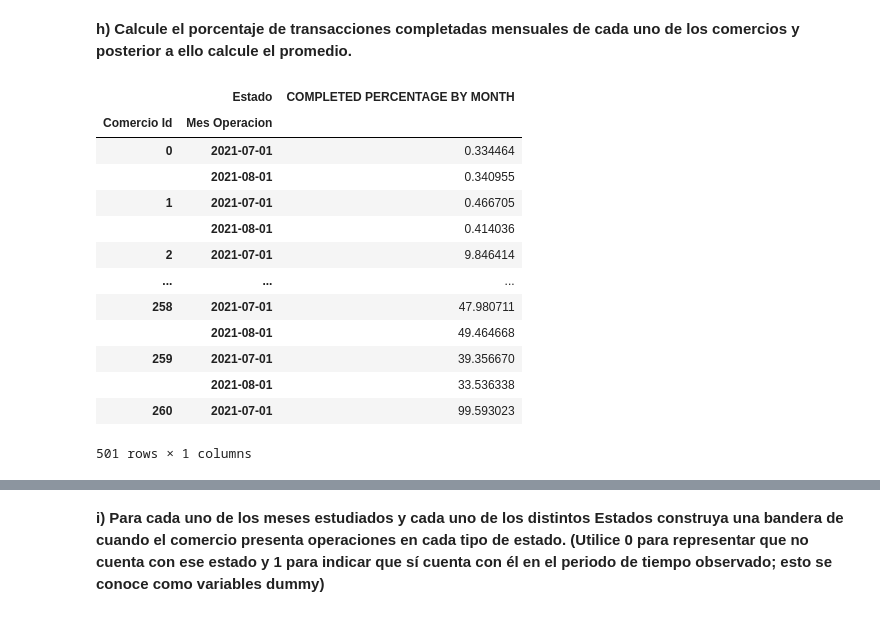
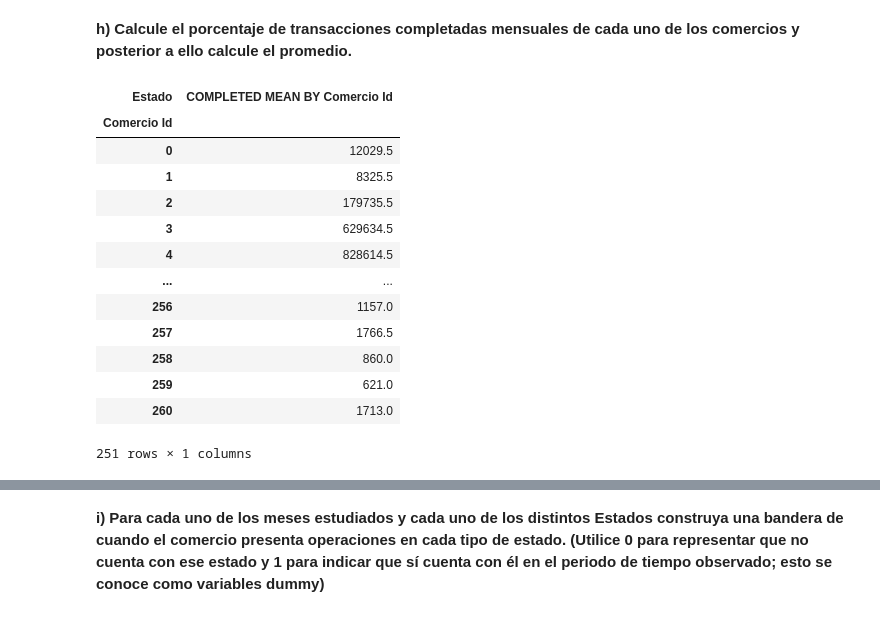
Before and after one commit to ber19/Examen-Data-Engineer, a Jupyter notebook: Parte_B/ParteB_new.ipynb, the cells around one changed output, grey strips where cells are left out. Drawn from its saved outputs; the diff is of its cells as text; code cells hidden in the pictures.

```diff
--- a/Parte_B/ParteB_new.ipynb
+++ b/Parte_B/ParteB_new.ipynb
@@ -257,21 +257,21 @@ pvT1.div(pvT1.sum(axis=1), axis=0).mul(100)[["COMPLETED"]].rename(columns={"COMP
 # %% [markdown]
 **h)	Calcule el porcentaje de transacciones completadas mensuales de cada uno de los comercios y posterior a ello calcule el promedio.**
 # %%
-#---
+#---h
 pvT2 = df_b3.pivot_table(index=["Comercio Id", "Mes Operacion"], columns="Estado", values="# Transacciones", aggfunc="sum").fillna(0)
-pvT2.div(pvT2.sum(axis=1), axis=0).mul(100)[["COMPLETED"]].rename(columns={"COMPLETED":"COMPLETED PERCENTAGE BY MONTH"})
+pvT2[["COMPLETED"]].groupby("Comercio Id").mean().rename(columns={"COMPLETED":"COMPLETED MEAN BY Comercio Id"})
 # %% [output]
-|  | Estado | COMPLETED PERCENTAGE BY MONTH |
-| Comercio Id | Mes Operacion |  |
-| 0 | 2021-07-01 | 0.334464 |
-|  | 2021-08-01 | 0.340955 |
-| 1 | 2021-07-01 | 0.466705 |
-|  | 2021-08-01 | 0.414036 |
-| 2 | 2021-07-01 | 9.846414 |
-| ... | ... | ... |
-| 258 | 2021-07-01 | 47.980711 |
-|  | 2021-08-01 | 49.464668 |
-| 259 | 2021-07-01 | 39.356670 |
-|  | 2021-08-01 | 33.536338 |
-| 260 | 2021-07-01 | 99.593023 |
+| Estado | COMPLETED MEAN BY Comercio Id |
+| Comercio Id |  |
+| 0 | 12029.5 |
+| 1 | 8325.5 |
+| 2 | 179735.5 |
+| 3 | 629634.5 |
+| 4 | 828614.5 |
+| ... | ... |
+| 256 | 1157.0 |
+| 257 | 1766.5 |
+| 258 | 860.0 |
+| 259 | 621.0 |
+| 260 | 1713.0 |
-501 rows × 1 columns
+251 rows × 1 columns
```
Also changed, not shown: parts of 2 cells of this notebook.
